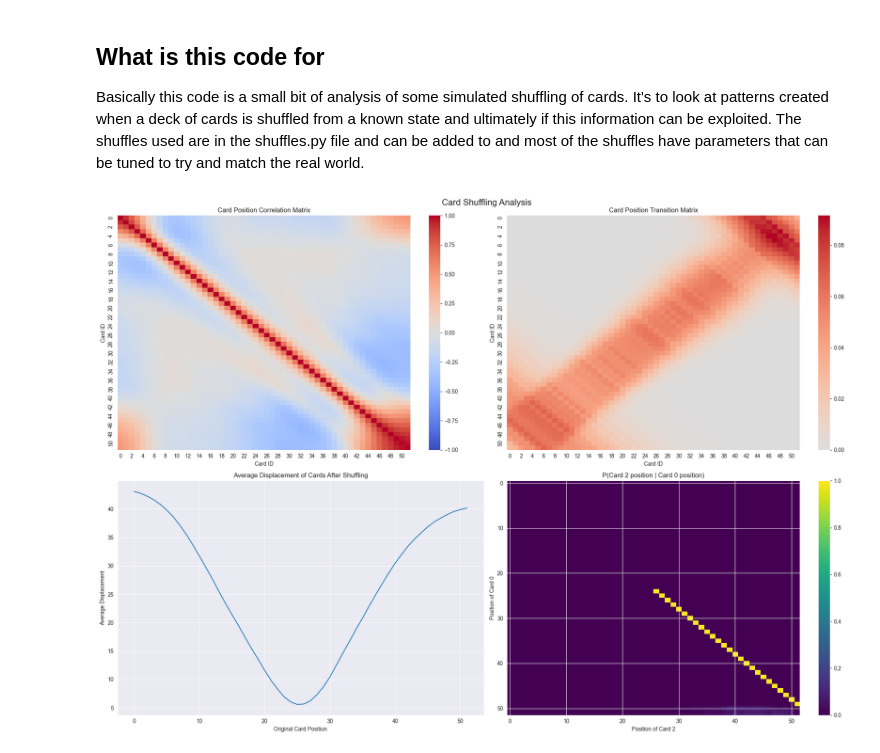
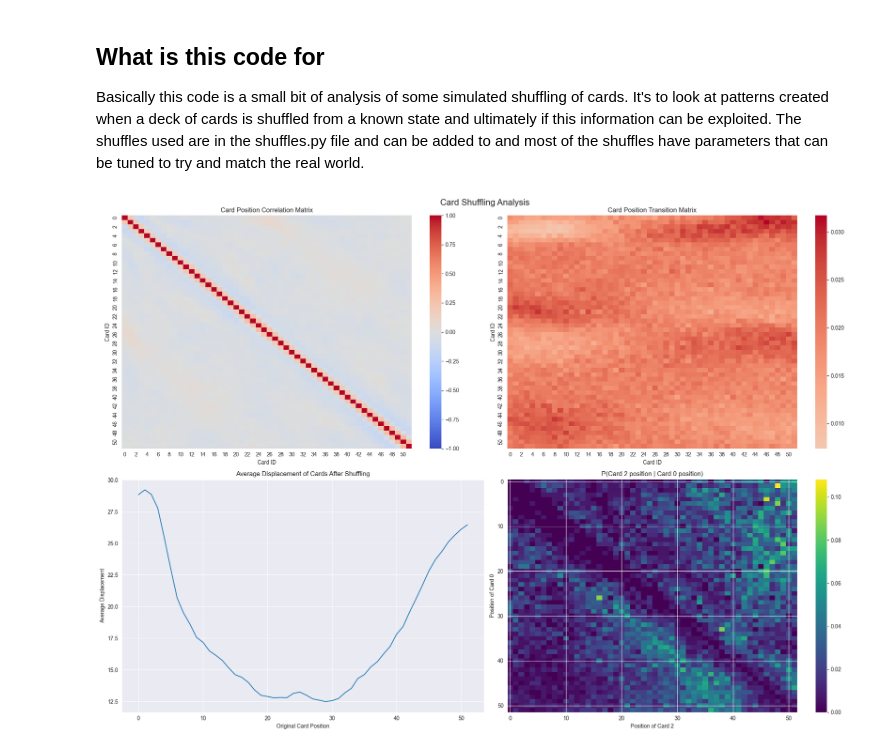
Before and after one commit to Gemmins/CardShuffling, a Jupyter notebook: shuffleAnalysis.ipynb, the cells around one changed output. Drawn from its saved outputs; the diff is of its cells as text; code cells hidden in the pictures.

```diff
--- a/shuffleAnalysis.ipynb
+++ b/shuffleAnalysis.ipynb
@@ -149,17 +155,17 @@ STICKINESS = 0.25
 # %%
 # cut-riffle
 def riffle_shuffle(deck):
     a, b = shuffles.cut(deck, PORTION, STDEV)
     deck = shuffles.riffle(a, b, STICKINESS)
     return deck
 
 def box(d):
     d = shuffles.box(d, 6, 0.1)
     return d
 
 deck = Deck(52)
 
-analyse_n(deck, 10000, [box])
+analyse_n(deck, 10000, [shuffles.normal])
 # %% [output]
-[figure, old version]
+[figure, new version]
 # %%
```
Also changed, not shown: parts of 11 cells of this notebook, 5 other files.
